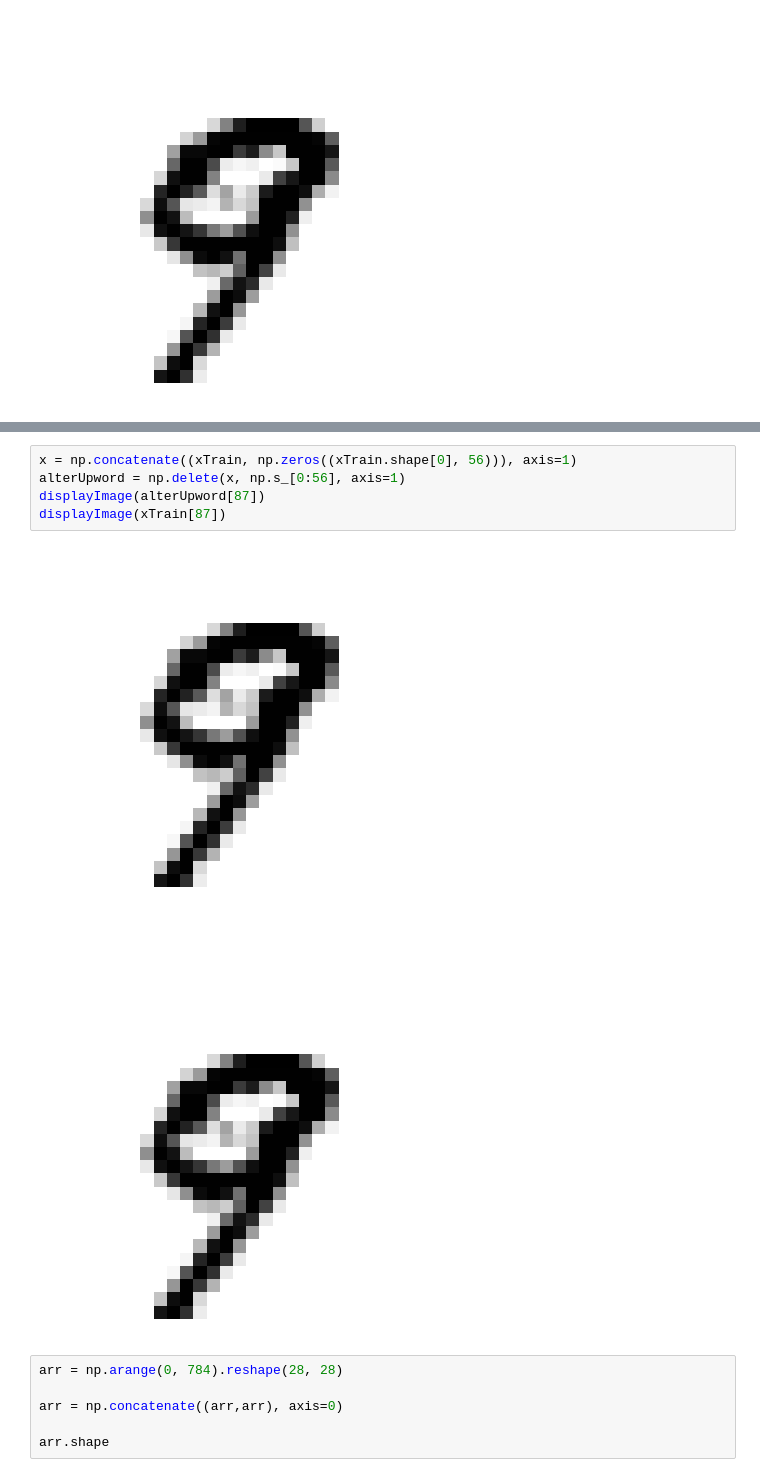
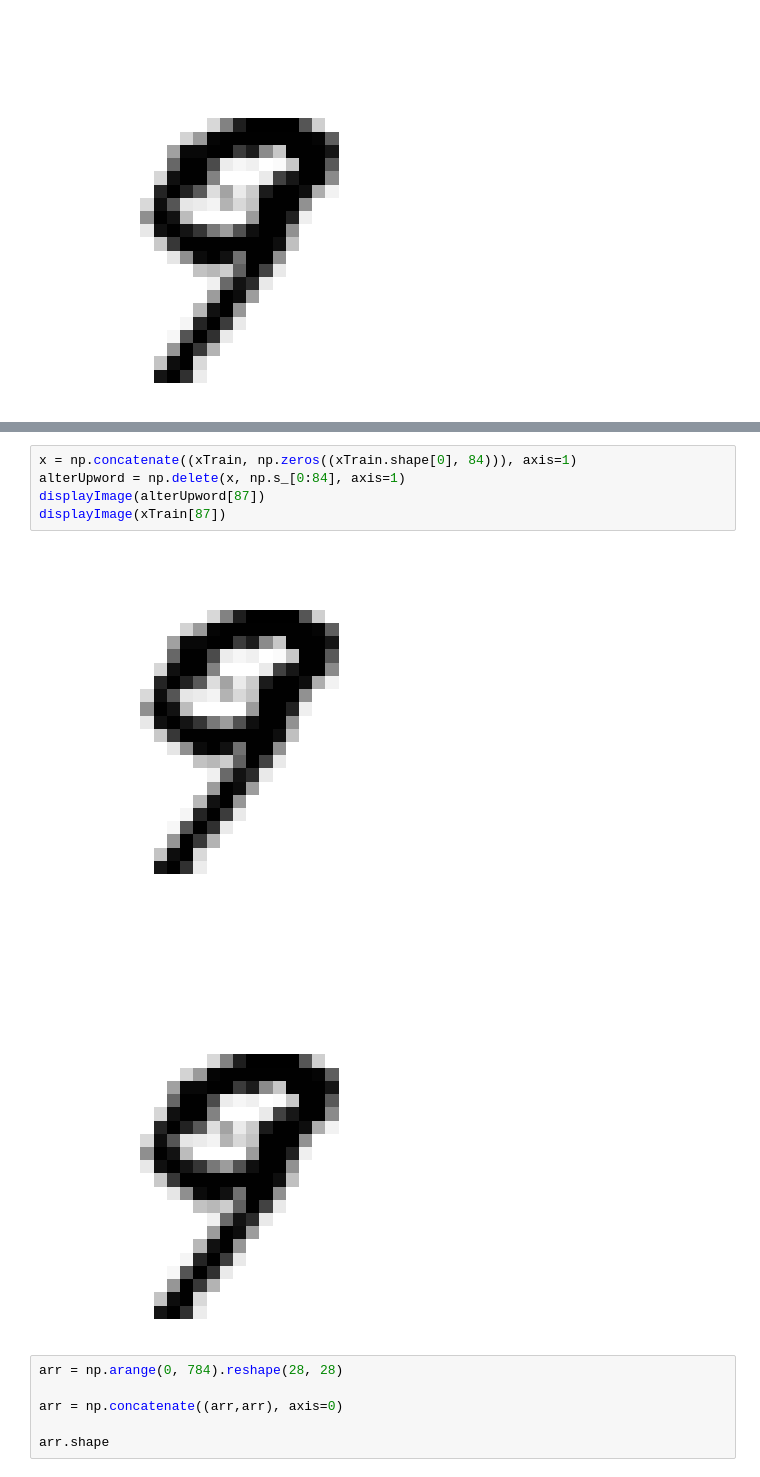
Before and after one commit to m-mhe/ml_practice, a Jupyter notebook: ExoandedMnist/main.ipynb, the cells around one changed output, grey strips where cells are left out. Saved outputs shown, nothing was run; the diff lists cells and outputs as text.

```diff
--- a/ExoandedMnist/main.ipynb
+++ b/ExoandedMnist/main.ipynb
@@ -104,10 +107,10 @@ displayImage(alterDownword[784])
 # %%
-x = np.concatenate((xTrain, np.zeros((xTrain.shape[0], 56))), axis=1)
-alterUpword = np.delete(x, np.s_[0:56], axis=1)
+x = np.concatenate((xTrain, np.zeros((xTrain.shape[0], 84))), axis=1)
+alterUpword = np.delete(x, np.s_[0:84], axis=1)
 displayImage(alterUpword[87])
 displayImage(xTrain[87])
 # %% [output]
-[figure, old version]
+[figure, new version]
 [figure]
 # %%
 arr = np.arange(0, 784).reshape(28, 28)
```
Also changed, not shown: parts of 23 cells of this notebook, 2 other files.
